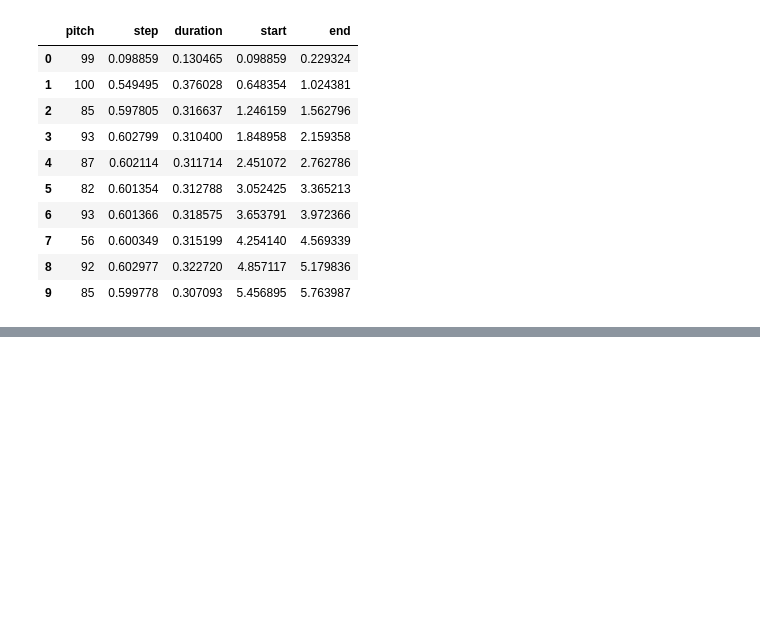
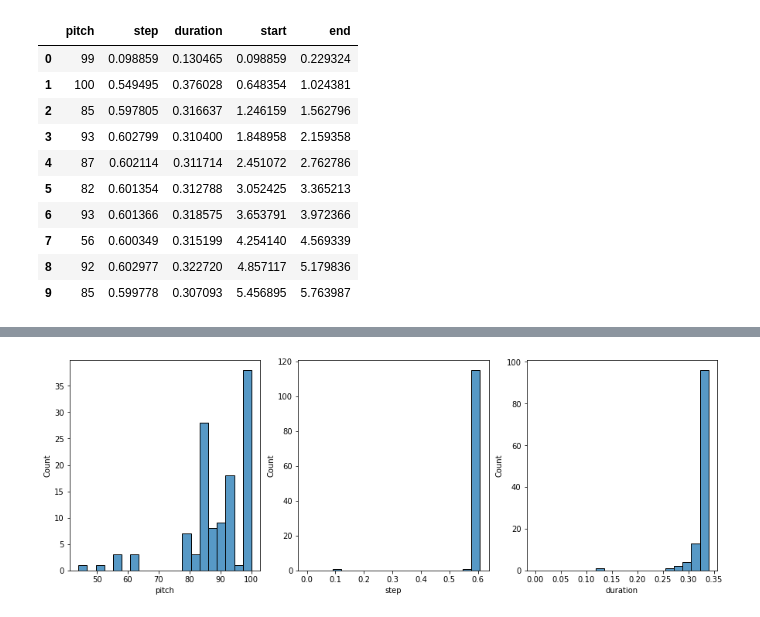
Before and after one commit to urd00m/AI-Projects, a Jupyter notebook: tensorflow_play/audio_tf/generate_music.ipynb, the cells around one changed output, grey strips where cells are left out. Cells and saved outputs as stored; diff of their text form; code cells hidden in the pictures; blank space fills up the shorter version.

```diff
--- a/tensorflow_play/audio_tf/generate_music.ipynb
+++ b/tensorflow_play/audio_tf/generate_music.ipynb
@@ -562,0 +567,4 @@ display_audio(out_pm)
+# %%
+plot_distributions(generated_notes)
+# %% [output]
+[figure, added]
```
Also changed, not shown: parts of 1 cell of this notebook, 1 other file.
